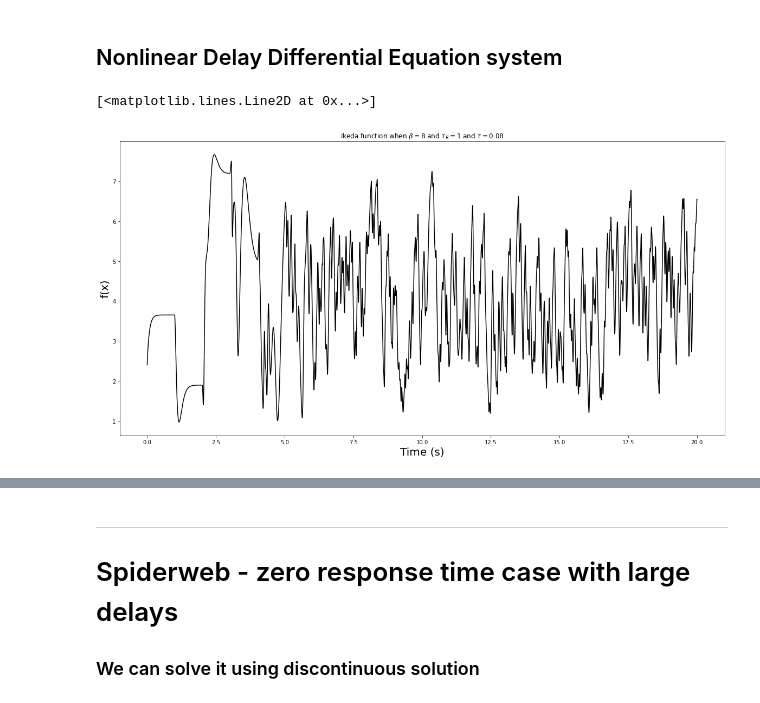
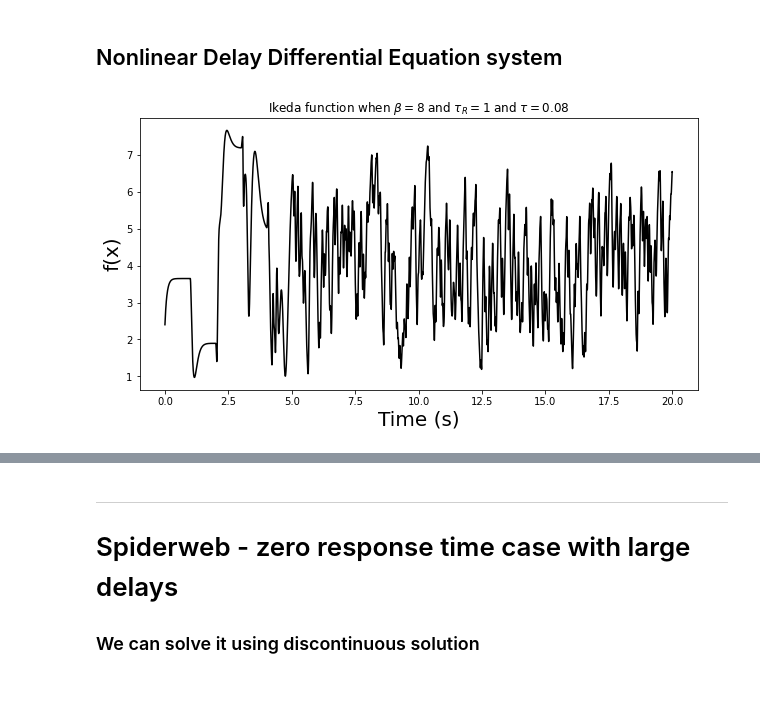
Before and after one commit to ihkim94/Ikeda, a Jupyter notebook: main.ipynb, the cells around one changed output, grey strips where cells are left out. Drawn from its saved outputs; the diff is of its cells as text; code cells hidden in the pictures.

```diff
--- a/main.ipynb
+++ b/main.ipynb
@@ -24,32 +24,32 @@ class IkedaEquation:
         return self.rhs(t, y)
 
     def rhs(self, t, y):
+        """
+        RHS of the ikeda map delay differential equation
+
+        From the paper, Ikeda-based nonlinear delayed dynamics for application to secure optical transmission systems using chaos, L. Larger, C.R. Physique 5 (2004)
+
+        """
         return (self.beta/self.tau) * ((np.sin(y(t - self.delay)))**2) - y(t)/self.tau
 
     def values_before_zero(self, t):
+        """
+        define the history function before zero
+
+        """
         return self.ic
 
     def solve(self, t_min, t_max, nt):
         """
         Solve the logistic equation using the ddeint solver based on scipy
 
+        ###
+        Currently not implemented due to a mysterious error. Thus calling the ddeint from the ddeint package directly
+        ###
         """
         tpts = np.linspace(t_min, t_max, nt)
         sol = ddeint(self.rhs, self.values_before_zero, tpts)
         return tpts, sol
-
-
-    # def solve_nodelay(self, ic, t_min, t_max, nt, **kwargs):
-    #     """
-    #     Solve the logistic equation using the odeint solver in scipy
-
-    #     """
-    #     tpts = np.linspace(t_min, t_max, nt)
-    #     out = solve_ivp(self.rhs, (t_min, t_max), ic, t_eval=tpts, **kwargs)
-    #     sol = out.y.T
-    #     tpts =  out.t
-    #     return tpts, sol
-
 
 
 
@@ -83,6 +83,9 @@ class LogisticEquation:
         """
         Solve the logistic equation using the odeint solver in scipy
 
+        Returns:
+            array : solution for an ordinary differential equation
+
         """
         tpts = np.linspace(t_min, t_max, nt)
         out = solve_ivp(self.rhs, (t_min, t_max), ic, t_eval=tpts, **kwargs)
@@ -94,7 +97,7 @@ class LogisticEquation:
 
 
 class spiderweb:
-
+    """"""
     def __init__(self, n):
         self.n = n ## number of step for the cobweb plot
 
@@ -104,7 +107,8 @@ class spiderweb:
     def logistic_model(self, r, x):
         """
         "r" is the only parameter for the logistic maps
-        From Feliciano's lecture note
+
+        Also from Feliciano's lecture note
 
         Args:
             r : 1 + b*time_step
@@ -117,6 +121,7 @@ class spiderweb:
     def ikeda_adiabatic(self, b, y):
         """
         "b" is the only parameter for the adiabatic ikeda maps
+
         From Ikeda-based nonlinear delayed dynamics for application to secure optical transmission systems using chaos, L. Larger, C.R. Physique 5 (2004)
 
         Args:
@@ -277,28 +282,27 @@ plt.savefig("figures/logistic_equation_function.jpg", figsize=(10, 5), bbox_inch
 # %%
 ic = 2.4 ## initial condition
 delay = 1 ## delay time
 beta = 8 ## intensity of nonlinear function
 tau = 0.08  ## the system always has a response time
 
 def values_before_zero(t):
     return ic
 
 def model(y, t):
     return (beta/tau)*(np.sin(y(t - delay))**2) - y(t)/tau
 
 def solve(t_min, t_max, nt):
     tpts = np.linspace(t_min, t_max, nt)
     sol = ddeint(model, values_before_zero, tpts)
     return tpts, sol
 
 tpts, sol = solve(0, 20, 10000) ## time input
 
-plt.figure(figsize=(20, 10))
+plt.figure(figsize=(10, 5))
 plt.title(rf'Ikeda function when $\beta = {beta}$ and $\tau_R={delay}$ and $\tau={tau}$')
 plt.xlabel('Time (s)', fontsize=20)
 plt.ylabel('f(x)', fontsize=20)
 plt.plot(tpts, sol, color='k')
-plt.savefig('figures/ikeda_equation_function.png')
+plt.savefig("figures/ikeda_equation_function.jpg", figsize=(10, 5), bbox_inches='tight')
 # %% [output]
-[<matplotlib.lines.Line2D at 0x...>]
-[figure, old version]
+[figure, new version]
```
Also changed, not shown: parts of 22 cells of this notebook, 9 other files.
